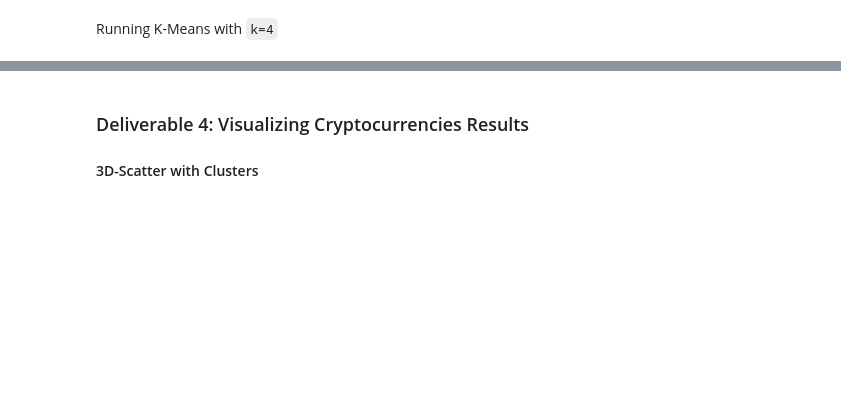
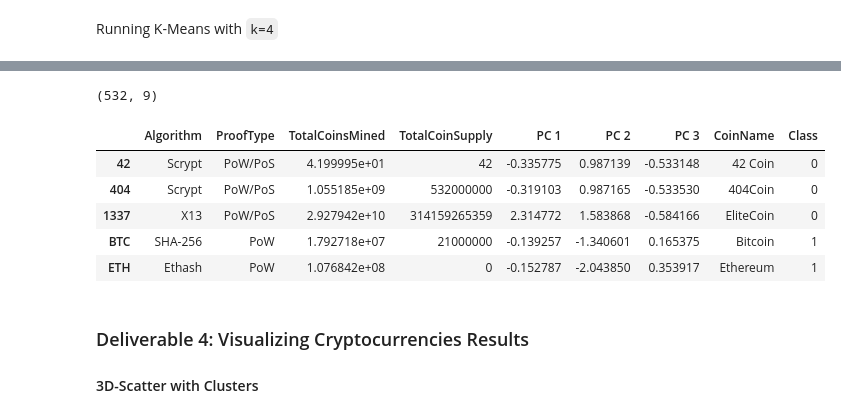
Before and after one commit to iiiGraham/Cryptocurrencies, a Jupyter notebook: crypto_clustering.ipynb, the cells around one changed output, grey strips where cells are left out. Saved outputs shown, nothing was run; the diff lists cells and outputs as text; code cells hidden in the pictures; blank space fills up the shorter version.

Commit message:
fit to KMeans with predictions
New DF with PCA and prediction classes created.

```diff
--- a/crypto_clustering.ipynb
+++ b/crypto_clustering.ipynb
@@ -200,0 +201,24 @@ pcs_df.head()
+# %%
+# Create elbow curve to find best value for K means analysis
+
+# list for inertia values
+inertia = []
+# range of k values to test
+k = list(range(1,11))
+
+# calculate inertia for each of the K values by looping through KMeans
+for i in k:
+    km = KMeans(n_clusters=i, random_state=0)
+    # fit data to KMeans
+    km.fit(pcs_df)
+    # get inertia from KMeans calculation and add to inertia list
+    inertia.append(km.inertia_)
+
+
+# create elbow curve with data
+# dictionary of elbow data
+elbow_data = {'k':k, 'inertia':inertia}
+# df from dictionary
+df_elbow = pd.DataFrame(elbow_data)
+# plot data
+df_elbow.hvplot.line(x='k', y='inertia', xticks=k, title='Elbow Curve') # 4 and 5 are good candidates for clusters
@@ -256,0 +229,13 @@ clustered_df.head(10)
+# %%
+# Initialize the K-Means model. Using cluster chosen from elbow curve
+model = KMeans(n_clusters=4, random_state=0)
+
+# Fit the model
+model.fit(pcs_df)
+
+# Predict clusters
+predictions = model.predict(pcs_df)
+# %%
+# Create new DF with predicted clusters and original features
+clustered_df = pd.concat([crypto_df_cleaned, pcs_df, coin_names_df], axis=1, join='inner')
+clustered_df.head()
@@ -257,3 +249,18 @@ clustered_df.head(10)
+# %%
+# add column for predictions
+clustered_df['Class'] = model.labels_
+# %%
+# check concat and new column
+print(clustered_df.shape)
+clustered_df.head()
+# %% [output]
+(532, 9)
+|  | Algorithm | ProofType | TotalCoinsMined | TotalCoinSupply | PC 1 | PC 2 | PC 3 | CoinName | Class |
+| 42 | Scrypt | PoW/PoS | 4.199995e+01 | 42 | -0.335775 | 0.987139 | -0.533148 | 42 Coin | 0 |
+| 404 | Scrypt | PoW/PoS | 1.055185e+09 | 532000000 | -0.319103 | 0.987165 | -0.533530 | 404Coin | 0 |
+| 1337 | X13 | PoW/PoS | 2.927942e+10 | 314159265359 | 2.314772 | 1.583868 | -0.584166 | EliteCoin | 0 |
+| BTC | SHA-256 | PoW | 1.792718e+07 | 21000000 | -0.139257 | -1.340601 | 0.165375 | Bitcoin | 1 |
+| ETH | Ethash | PoW | 1.076842e+08 | 0 | -0.152787 | -2.043850 | 0.353917 | Ethereum | 1 |
 # %% [markdown]
 ### Deliverable 4: Visualizing Cryptocurrencies Results
 
```
Also changed, not shown: parts of 6 cells of this notebook.
